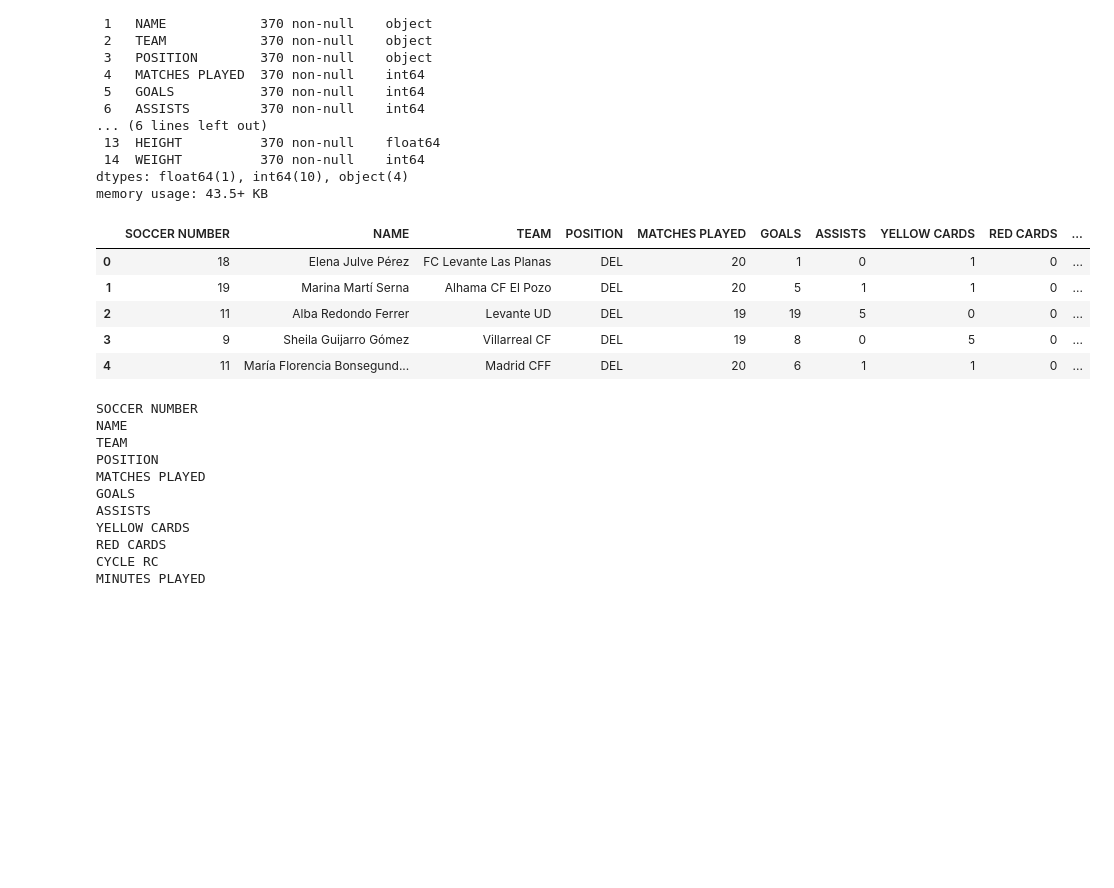
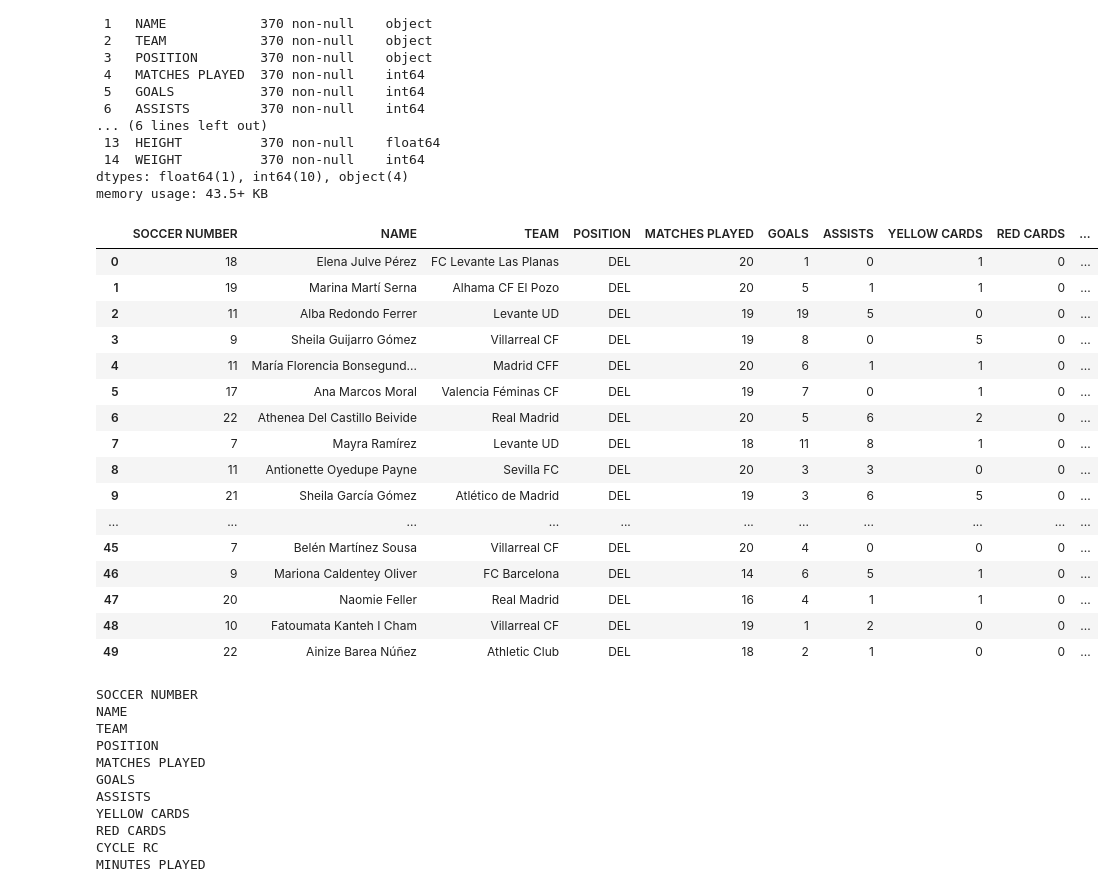
Before and after one commit to Molus13/Proyecto-Final, a Jupyter notebook: La Liga.ipynb, the cells around one changed output. Drawn from its saved outputs; the diff is of its cells as text; code cells hidden in the pictures; blank space fills up the shorter version.

```diff
--- a/La Liga.ipynb
+++ b/La Liga.ipynb
@@ -32,14 +32,25 @@ Data columns (total 15 columns):
 dtypes: float64(1), int64(10), object(4)
 memory usage: 43.5+ KB
 # %%
-df.head(5)
+df.head(50)
 # %% [output]
 |  | SOCCER NUMBER | NAME | TEAM | POSITION | MATCHES PLAYED | GOALS | ASSISTS | YELLOW CARDS | RED CARDS | ... |
 | 0 | 18 | Elena Julve Pérez | FC Levante Las Planas | DEL | 20 | 1 | 0 | 1 | 0 | ... |
 | 1 | 19 | Marina Martí Serna | Alhama CF El Pozo | DEL | 20 | 5 | 1 | 1 | 0 | ... |
 | 2 | 11 | Alba Redondo Ferrer | Levante UD | DEL | 19 | 19 | 5 | 0 | 0 | ... |
 | 3 | 9 | Sheila Guijarro Gómez | Villarreal CF | DEL | 19 | 8 | 0 | 5 | 0 | ... |
 | 4 | 11 | María Florencia Bonsegund... | Madrid CFF | DEL | 20 | 6 | 1 | 1 | 0 | ... |
+| 5 | 17 | Ana Marcos Moral | Valencia Féminas CF | DEL | 19 | 7 | 0 | 1 | 0 | ... |
+| 6 | 22 | Athenea Del Castillo Beivide | Real Madrid | DEL | 20 | 5 | 6 | 2 | 0 | ... |
+| 7 | 7 | Mayra Ramírez | Levante UD | DEL | 18 | 11 | 8 | 1 | 0 | ... |
+| 8 | 11 | Antionette Oyedupe Payne | Sevilla FC | DEL | 20 | 3 | 3 | 0 | 0 | ... |
+| 9 | 21 | Sheila García Gómez | Atlético de Madrid | DEL | 19 | 3 | 6 | 5 | 0 | ... |
+| ... | ... | ... | ... | ... | ... | ... | ... | ... | ... | ... |
+| 45 | 7 | Belén Martínez Sousa | Villarreal CF | DEL | 20 | 4 | 0 | 0 | 0 | ... |
+| 46 | 9 | Mariona Caldentey Oliver | FC Barcelona | DEL | 14 | 6 | 5 | 1 | 0 | ... |
+| 47 | 20 | Naomie Feller | Real Madrid | DEL | 16 | 4 | 1 | 1 | 0 | ... |
+| 48 | 10 | Fatoumata Kanteh I Cham | Villarreal CF | DEL | 19 | 1 | 2 | 0 | 0 | ... |
+| 49 | 22 | Ainize Barea Núñez | Athletic Club | DEL | 18 | 2 | 1 | 0 | 0 | ... |
 # %%
 for col in df.columns:
     print(col)
```
